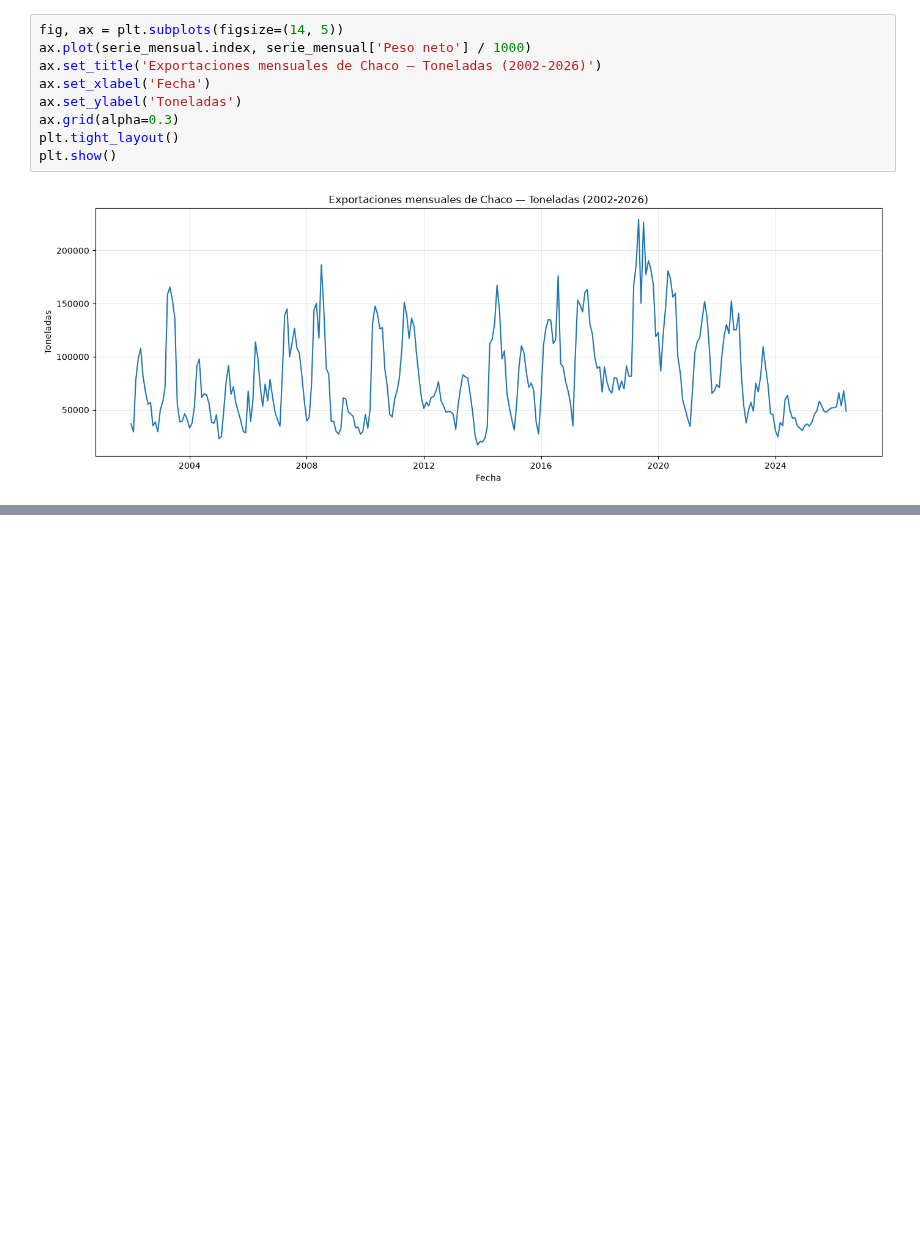
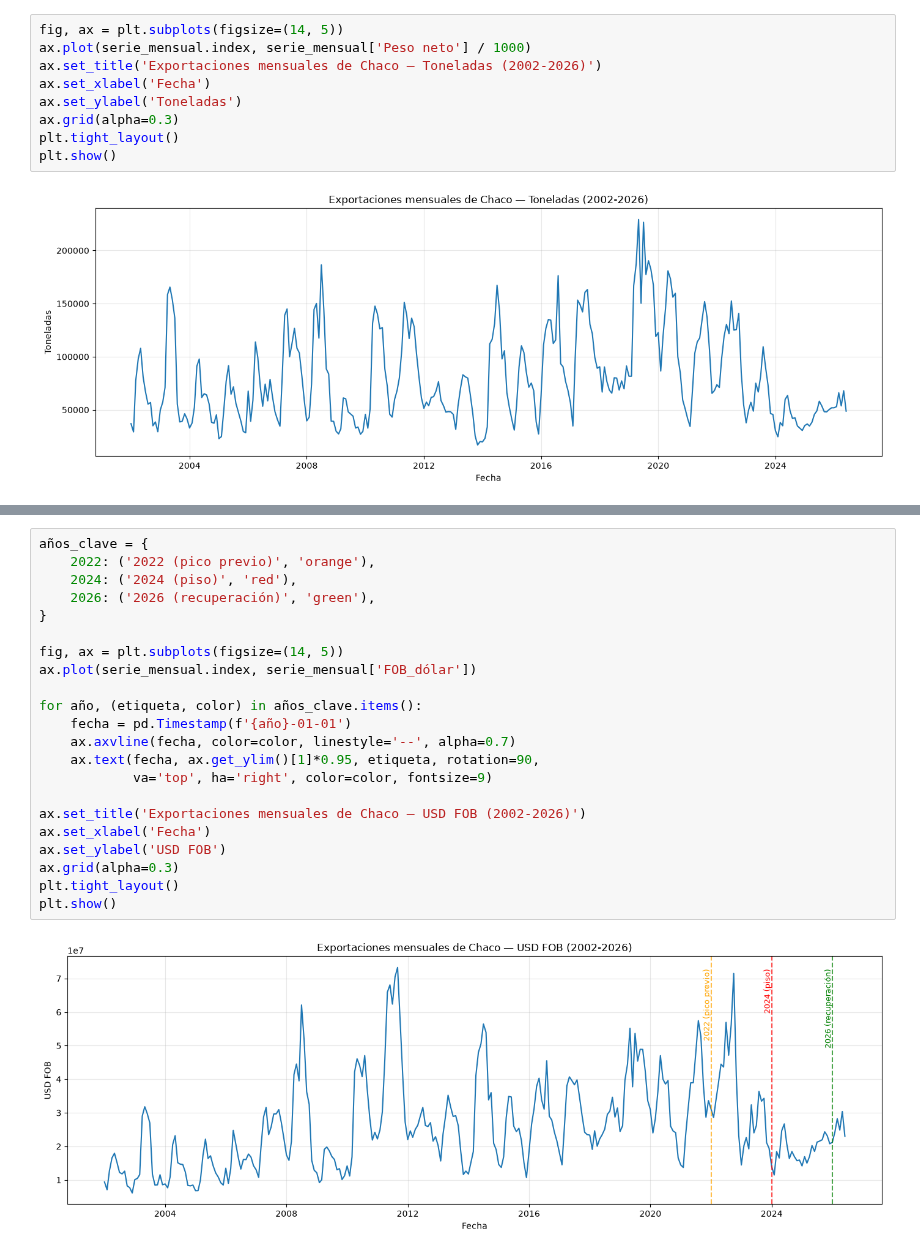
Before and after one commit to sandovalnair1109/exportaciones-chaco, a Jupyter notebook: notebooks/fase1_serie_mensual_chaco.ipynb, the cells around one changed output, grey strips where cells are left out. Saved outputs shown, nothing was run; the diff lists cells and outputs as text; blank space fills up the shorter version.

Commit message:
feat: marcar años clave (2022, 2024, 2026) en los gráficos de Chaco (Fase 1.7)

```diff
--- a/notebooks/fase1_serie_mensual_chaco.ipynb
+++ b/notebooks/fase1_serie_mensual_chaco.ipynb
@@ -66,0 +75,24 @@ plt.show()
+# %%
+años_clave = {
+    2022: ('2022 (pico previo)', 'orange'),
+    2024: ('2024 (piso)', 'red'),
+    2026: ('2026 (recuperación)', 'green'),
+}
+
+fig, ax = plt.subplots(figsize=(14, 5))
+ax.plot(serie_mensual.index, serie_mensual['FOB_dólar'])
+
+for año, (etiqueta, color) in años_clave.items():
+    fecha = pd.Timestamp(f'{año}-01-01')
+    ax.axvline(fecha, color=color, linestyle='--', alpha=0.7)
+    ax.text(fecha, ax.get_ylim()[1]*0.95, etiqueta, rotation=90,
+            va='top', ha='right', color=color, fontsize=9)
+
+ax.set_title('Exportaciones mensuales de Chaco — USD FOB (2002-2026)')
+ax.set_xlabel('Fecha')
+ax.set_ylabel('USD FOB')
+ax.grid(alpha=0.3)
+plt.tight_layout()
+plt.show()
+# %% [output]
+[figure, added]
```
Also changed, not shown: parts of 3 cells of this notebook.
